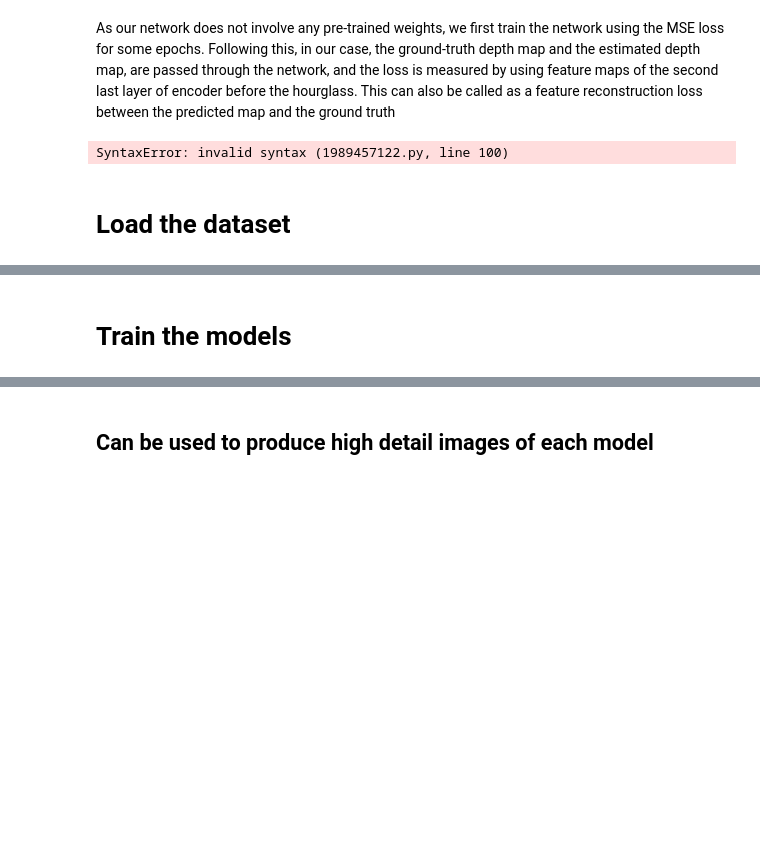
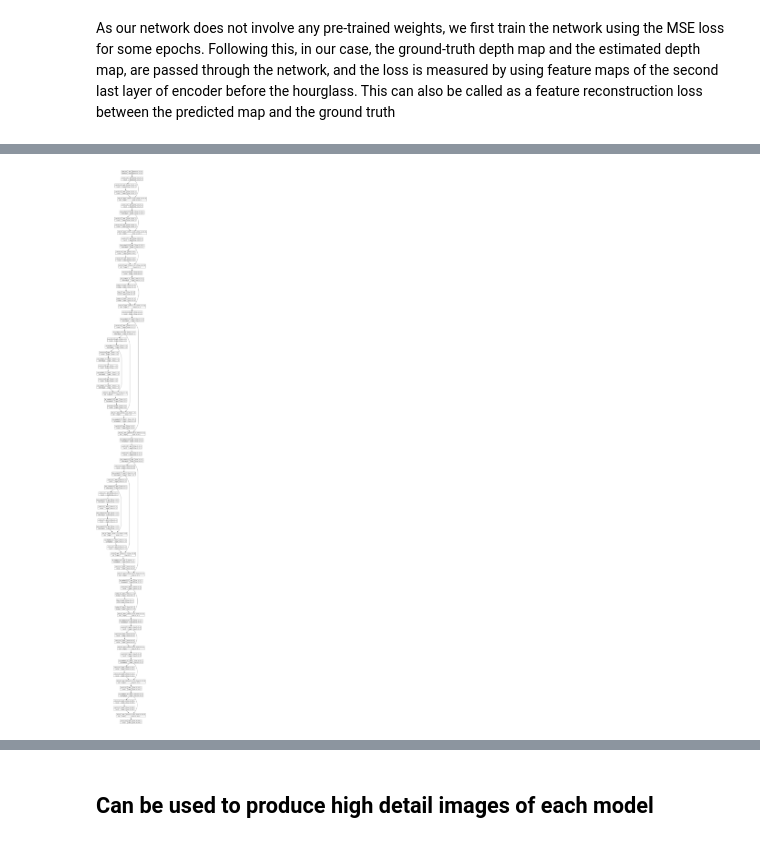
Before and after one commit to arigold24k/CS7050_AI_Robotics_GroupProject, a Jupyter notebook: AI_Robotics_Final_Project_Model_Testing.ipynb, the cells around one changed output, grey strips where cells are left out. Saved outputs shown, nothing was run; the diff lists cells and outputs as text; code cells hidden in the pictures; blank space fills up the shorter version.

```diff
--- a/AI_Robotics_Final_Project_Model_Testing.ipynb
+++ b/AI_Robotics_Final_Project_Model_Testing.ipynb
@@ -1079,36 +1159,29 @@ def train_models(x, y, x_test = None, y_test = None, epochs = 250, batch_size =
                             callbacks=[model_checkpoint_callback])
 
     model = {
-        'Base': base
-        'CNN_LSTM1': CNN_LSTM1
-        'CNN_LSTM2': CNN_LSTM2
-        'CNN_2LSTM': CNN_2LSTM
+        'Base': base,
+        'CNN_LSTM1': CNN_LSTM1,
+        'CNN_LSTM2': CNN_LSTM2,
+        'CNN_2LSTM': CNN_2LSTM,
 
     }
 
     history = {
-        'Base': base_history
-        'CNN_LSTM1': CNN_LSTM1_history
-        'CNN_LSTM2': CNN_LSTM2_history
-        'CNN_2LSTM': CNN_2LSTM_history
+        'Base': base_history,
+        'CNN_LSTM1': CNN_LSTM1_history,
+        'CNN_LSTM2': CNN_LSTM2_history,
+        'CNN_2LSTM': CNN_2LSTM_history,
 
     }
 
     return model, history
-# %% [output]
-SyntaxError: invalid syntax (1989457122.py, line 100)
-# %% [markdown]
-# Load the dataset
 # %%
-import glob
-from PIL import Image
-import numpy as np
-import tensorflow as tf
+#input_shape = (256, 256, 3)
+#baseModel = create_models(dropout = False, dropout_rate = 0.2, model_name = 'base', input_shape =(256, 256, 3), filters = 3)
+#dot_image_file = 'base_model.png'
 
-# dataFolder = "C:\\Users\\Aidan\\Desktop\\Code\\AI Robotics\\Project\\data"
-dataFolder = "C:\\Users\\ariel\\OneDrive - Kennesaw State University\\Graduate School\\Fall 2023\\CS 7050 - AI and Robotics\\Group Project\\GroupProject - GitRepo\\nyu_data\\data"
-inputImageSize = (256, 256)
-batch_size = 32
 
-data_loading_percentage = 20
-trainTestSplit = 90
+CNN_LSTM2 = create_models(dropout = False, dropout_rate = 0.2, model_name = 'CNN-2LSTM', input_shape =(256, 256, 3), filters = 3)
+dot_image_file = 'CNN_2LSTMs.png'
+keras.utils.plot_model(CNN_LSTM2, to_file=dot_image_file, show_shapes=True)
+# %% [output]
@@ -1114,0 +1190 @@ trainTestSplit = 90
+[figure, added]
@@ -1165,4 +1191,2 @@ data_generator(imageData, depthData, validIndices, 8)
-# %% [markdown]
-# Train the models
 # %%
 model, history = train_models(x, y, x_test = None, y_test = None, epochs = 250, batch_size = 8)
```
Also changed, not shown: parts of 13 cells of this notebook.
